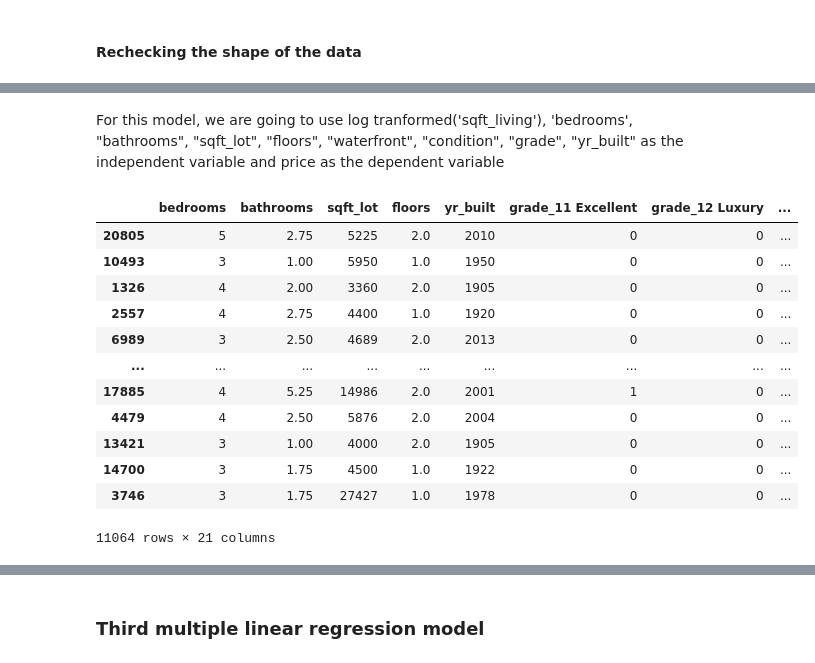
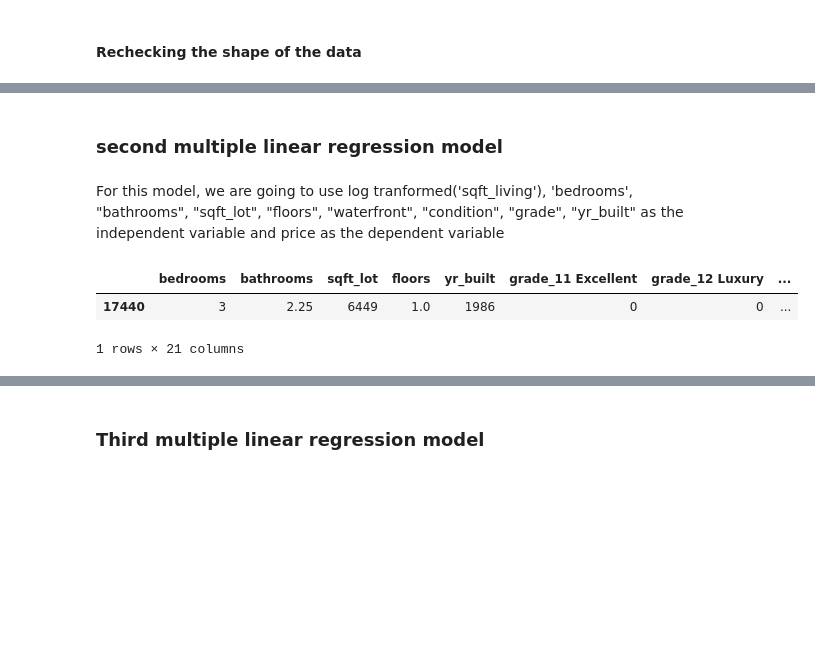
Before and after one commit to janejeshen/dsc-phase-2-project-v2-3, a Jupyter notebook: student.ipynb, the cells around one changed output, grey strips where cells are left out. Saved outputs shown, nothing was run; the diff lists cells and outputs as text; code cells hidden in the pictures; blank space fills up the shorter version.

```diff
--- a/student.ipynb
+++ b/student.ipynb
@@ -531,7 +532,7 @@ fx_var = pd.get_dummies(fx,drop_first=True)
 # %% [markdown]
 #### Splitting data
 # %%
-X_train, X_test, y_train, y_test = train_test_split(fx_var, fy ,test_size = 0.3,random_state = 0)
+X_train, X_test, y_train, y_test = train_test_split(fx_var, fy ,test_size = 0.2,random_state = 0)
 # %%
 # Reshaping y_train data
 y_train_shape = y_train.values.reshape(-1,1)
@@ -611,23 +594,15 @@ The model explains about 68.3 % of the variance in price.
+# %% [markdown]
+### second multiple linear regression model
 # %% [markdown]
 For this model, we are going to use log tranformed('sqft_living'), 'bedrooms', "bathrooms", "sqft_lot", "floors", "waterfront", "condition", "grade", "yr_built" as the independent variable and price as the dependent variable
 # %%
 x_log = X_train.copy()
 x_log["log(sqft_living)"] = np.log(x_log["sqft_living"])
 x_log.drop(x_log.columns[[0]], axis=1,inplace = True)
 #x_log = x_log[["log(sqft_living)",x_log]]
-x_log
+x_log.head(1)
 # %% [output]
 |  | bedrooms | bathrooms | sqft_lot | floors | yr_built | grade_11 Excellent | grade_12 Luxury | ... |
-| 20805 | 5 | 2.75 | 5225 | 2.0 | 2010 | 0 | 0 | ... |
-| 10493 | 3 | 1.00 | 5950 | 1.0 | 1950 | 0 | 0 | ... |
-| 1326 | 4 | 2.00 | 3360 | 2.0 | 1905 | 0 | 0 | ... |
-| 2557 | 4 | 2.75 | 4400 | 1.0 | 1920 | 0 | 0 | ... |
-| 6989 | 3 | 2.50 | 4689 | 2.0 | 2013 | 0 | 0 | ... |
-| ... | ... | ... | ... | ... | ... | ... | ... | ... |
-| 17885 | 4 | 5.25 | 14986 | 2.0 | 2001 | 1 | 0 | ... |
-| 4479 | 4 | 2.50 | 5876 | 2.0 | 2004 | 0 | 0 | ... |
-| 13421 | 3 | 1.00 | 4000 | 2.0 | 1905 | 0 | 0 | ... |
-| 14700 | 3 | 1.75 | 4500 | 1.0 | 1922 | 0 | 0 | ... |
-| 3746 | 3 | 1.75 | 27427 | 1.0 | 1978 | 0 | 0 | ... |
+| 17440 | 3 | 2.25 | 6449 | 1.0 | 1986 | 0 | 0 | ... |
-11064 rows × 21 columns
+1 rows × 21 columns
 # %%
```
Also changed, not shown: parts of 43 cells of this notebook.
